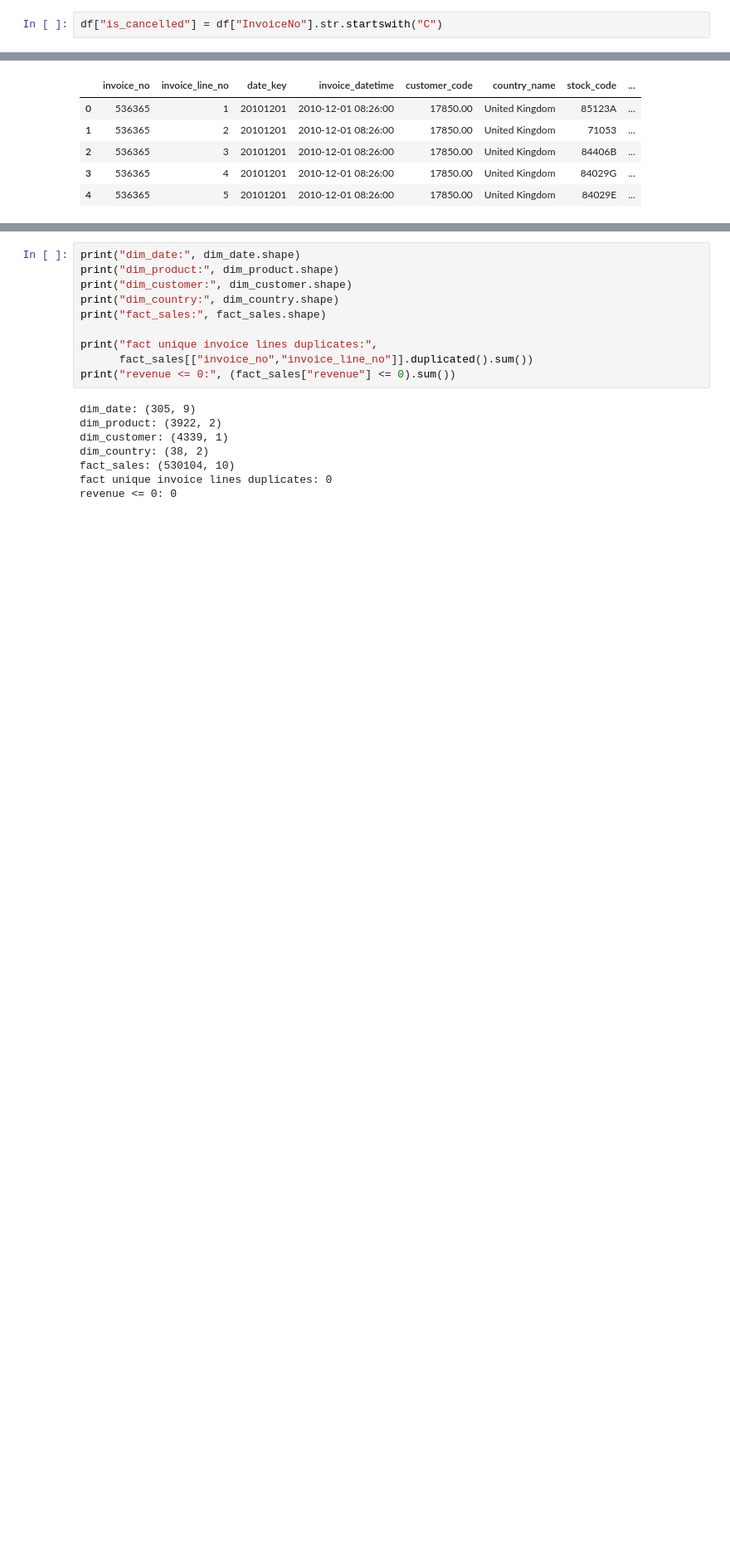
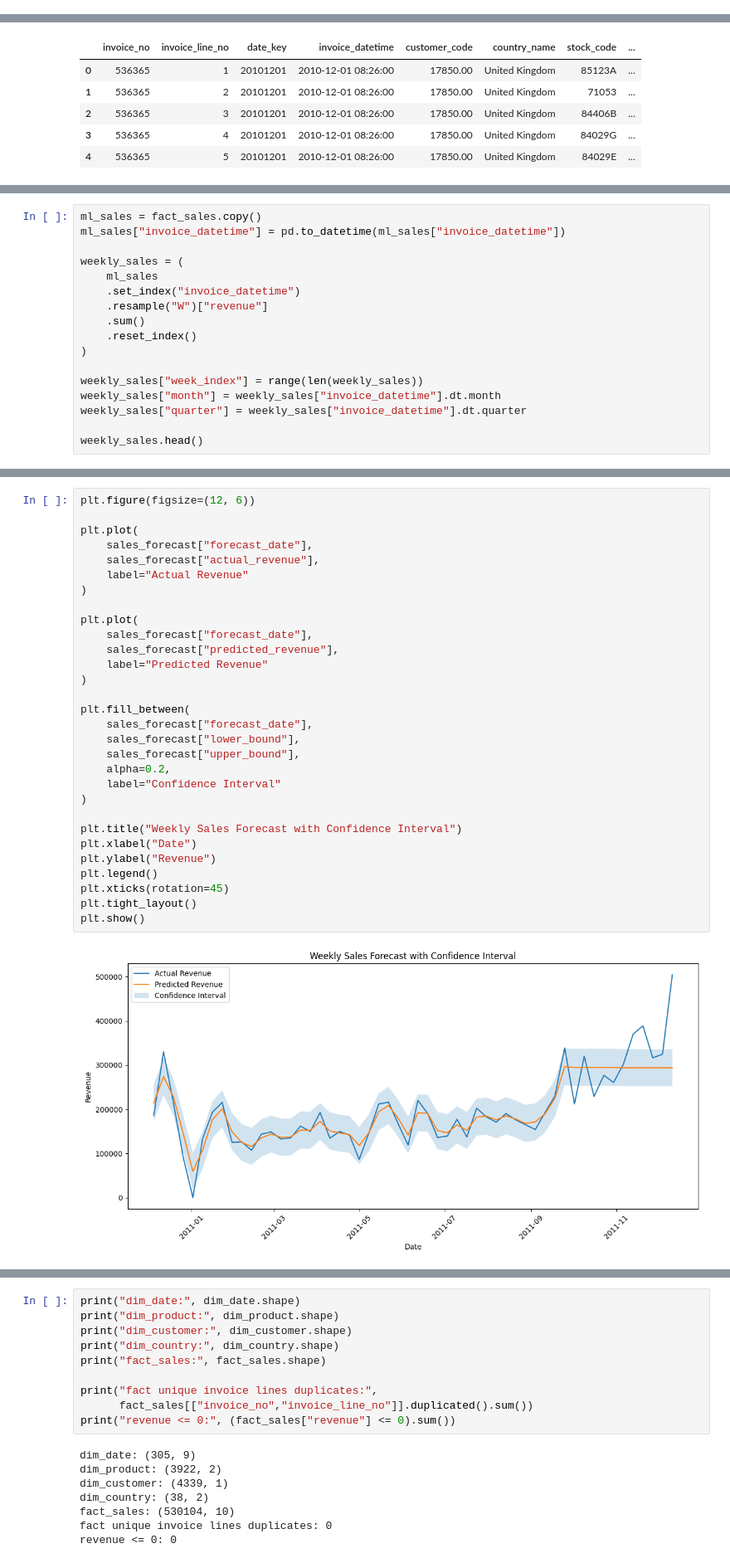
Before and after one commit to PurnaV6/retail-sales-analytics-powerbi-sql, a Jupyter notebook: Notebooks/01_data_loading.ipynb, the cells around one changed output, grey strips where cells are left out. Shown at 83% size. Drawn from its saved outputs; the diff is of its cells as text; blank space fills up the shorter version.

```diff
--- a/Notebooks/01_data_loading.ipynb
+++ b/Notebooks/01_data_loading.ipynb
@@ -72,5 +72,3 @@ df["InvoiceDate"] = pd.to_datetime(df["InvoiceDate"], errors="coerce")
 df["CustomerID"] = pd.to_numeric(df["CustomerID"], errors="coerce")
 df["Quantity"] = pd.to_numeric(df["Quantity"], errors="coerce")
 df["UnitPrice"] = pd.to_numeric(df["UnitPrice"], errors="coerce")
-# %%
-df["is_cancelled"] = df["InvoiceNo"].str.startswith("C")
@@ -242,0 +354,17 @@ fact_sales.head()
+# %%
+ml_sales = fact_sales.copy()
+ml_sales["invoice_datetime"] = pd.to_datetime(ml_sales["invoice_datetime"])
+
+weekly_sales = (
+    ml_sales
+    .set_index("invoice_datetime")
+    .resample("W")["revenue"]
+    .sum()
+    .reset_index()
+)
+
+weekly_sales["week_index"] = range(len(weekly_sales))
+weekly_sales["month"] = weekly_sales["invoice_datetime"].dt.month
+weekly_sales["quarter"] = weekly_sales["invoice_datetime"].dt.quarter
+
+weekly_sales.head()
@@ -242,0 +439,32 @@ fact_sales.head()
+# %%
+plt.figure(figsize=(12, 6))
+
+plt.plot(
+    sales_forecast["forecast_date"],
+    sales_forecast["actual_revenue"],
+    label="Actual Revenue"
+)
+
+plt.plot(
+    sales_forecast["forecast_date"],
+    sales_forecast["predicted_revenue"],
+    label="Predicted Revenue"
+)
+
+plt.fill_between(
+    sales_forecast["forecast_date"],
+    sales_forecast["lower_bound"],
+    sales_forecast["upper_bound"],
+    alpha=0.2,
+    label="Confidence Interval"
+)
+
+plt.title("Weekly Sales Forecast with Confidence Interval")
+plt.xlabel("Date")
+plt.ylabel("Revenue")
+plt.legend()
+plt.xticks(rotation=45)
+plt.tight_layout()
+plt.show()
+# %% [output]
+[figure, added]
```
Also changed, not shown: parts of 28 cells of this notebook.
